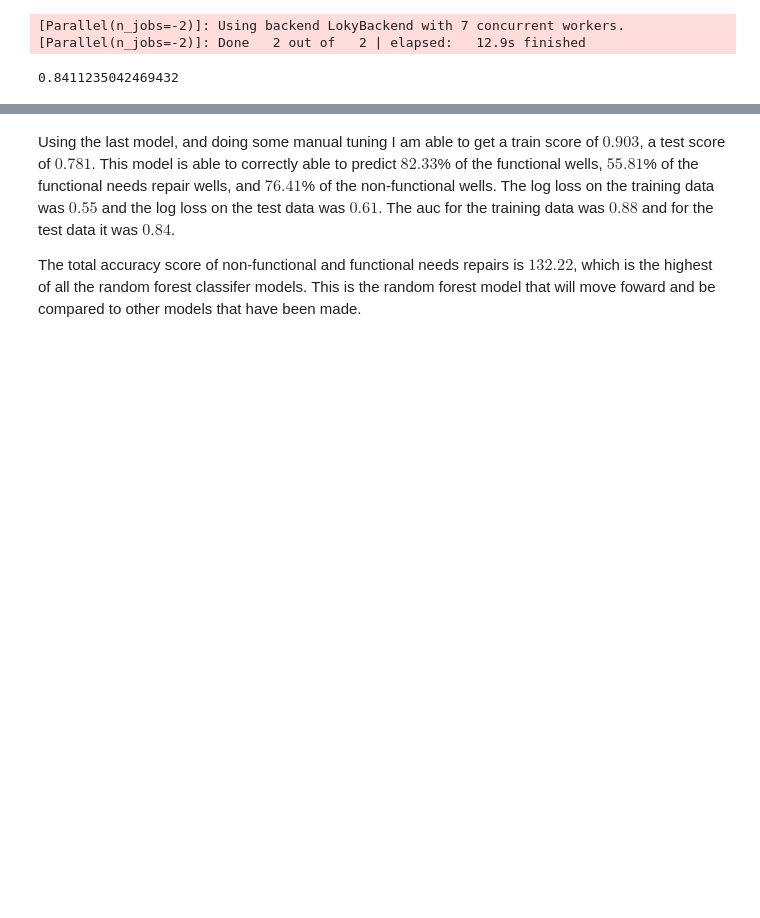
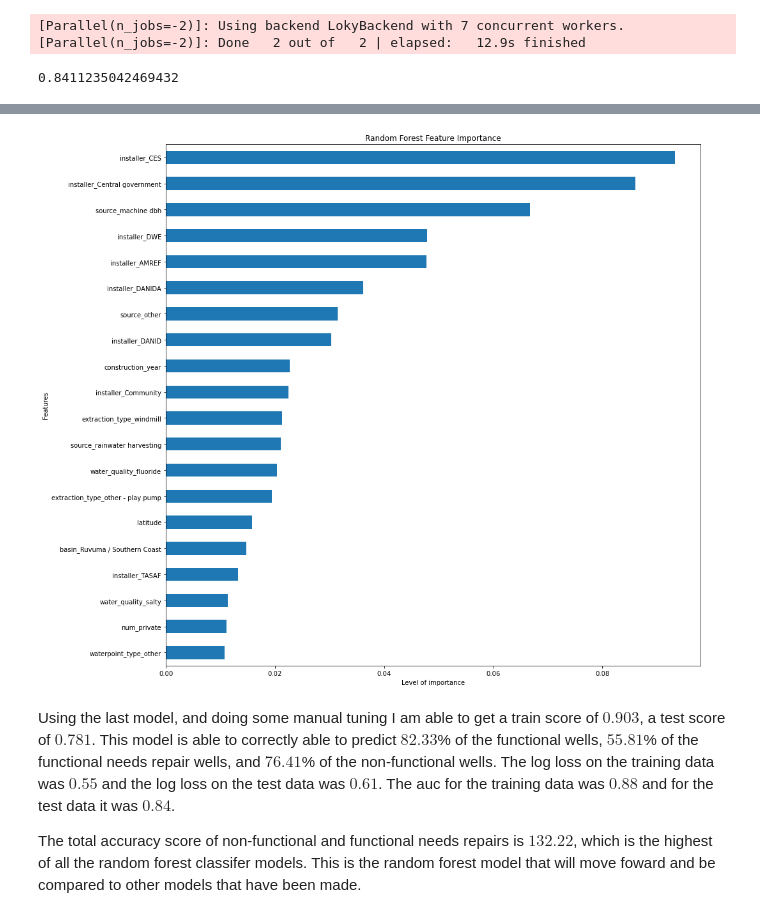
Before and after one commit to fivearm/Phase_3_Project, a Jupyter notebook: random_forest_models.ipynb, the cells around one changed output, grey strips where cells are left out. Cells and saved outputs as stored; diff of their text form; code cells hidden in the pictures; blank space fills up the shorter version.

Commit message:
feature importance

```diff
--- a/random_forest_models.ipynb
+++ b/random_forest_models.ipynb
@@ -743,3 +742,7 @@ cv_5.mean()
 [Parallel(n_jobs=-2)]: Using backend LokyBackend with 7 concurrent workers.
 [Parallel(n_jobs=-2)]: Done   2 out of   2 | elapsed:   12.9s finished
 0.8411235042469432
+# %%
+cat_ohe_cols = model_pipe_4.named_steps['trans'].named_transformers_[
+    'categorical'].named_steps['ohe'].get_feature_names(X_train_cat.columns).tolist()
+cat_ohe_cols
@@ -745,0 +767,3 @@ cv_5.mean()
+# %%
+num_cols = X_train_nums.columns.tolist()
+num_cols
@@ -745,0 +779,5 @@ cv_5.mean()
+# %%
+feat_cols = cat_ohe_cols + num_cols
+# %%
+important_feats = pd.Series(model_pipe_4.named_steps['rfc'].feature_importances_,
+                           index=feat_cols)
@@ -746,3 +798,12 @@ cv_5.mean()
+# %%
+top_feats = important_feats.sort_values(ascending=False).head(20)
+plt.figure(figsize=(15, 15))
+top_feats.sort_values().plot(kind='barh')
+plt.xlabel('Level of importance')
+plt.ylabel('Features')
+plt.title('Random Forest Feature Importance');
+# %% [output]
+[figure, added]
 # %% [markdown]
 Using the last model, and doing some manual tuning I am able to get a train score of $0.903$, a test score of $0.781$. This model is able to correctly able to predict $82.33$% of the functional wells, $55.81$% of the functional needs repair wells, and $76.41$% of the non-functional wells. The log loss on the training data was $0.55$ and the log loss on the test data was $0.61$. The auc for the training data was $0.88$ and for the test data it was $0.84$.
 
```
Also changed, not shown: parts of 5 cells of this notebook.
